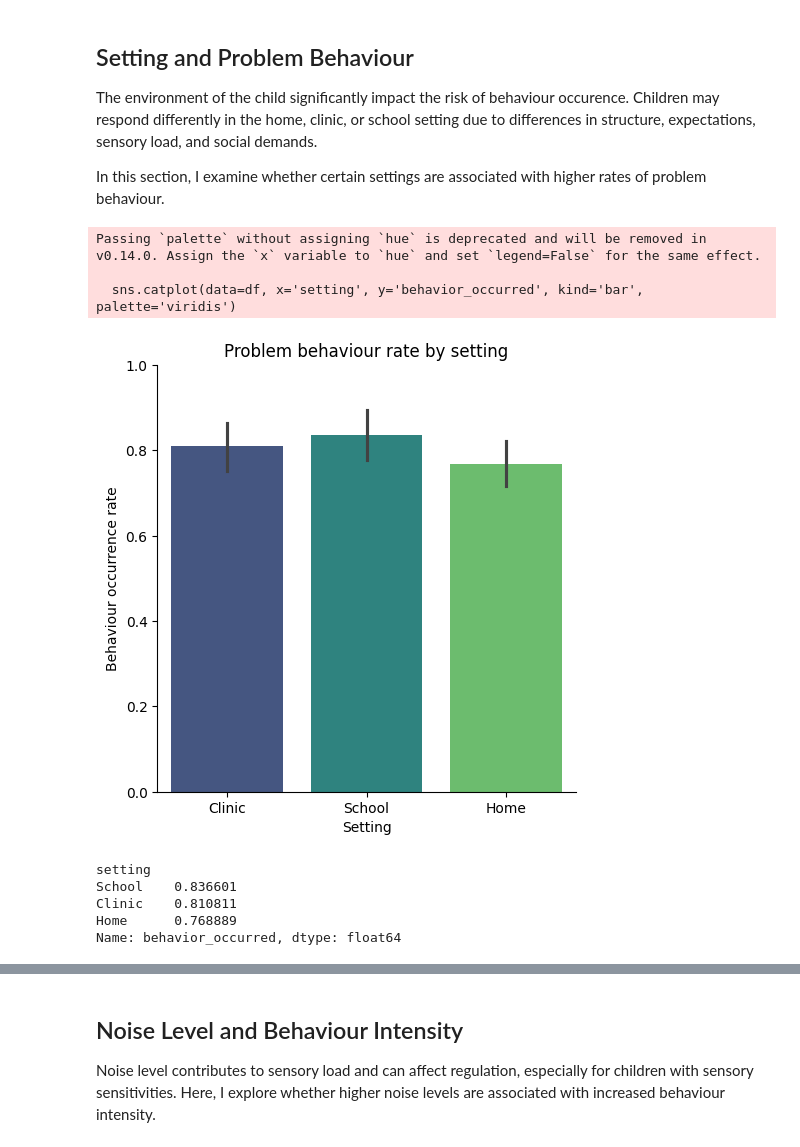
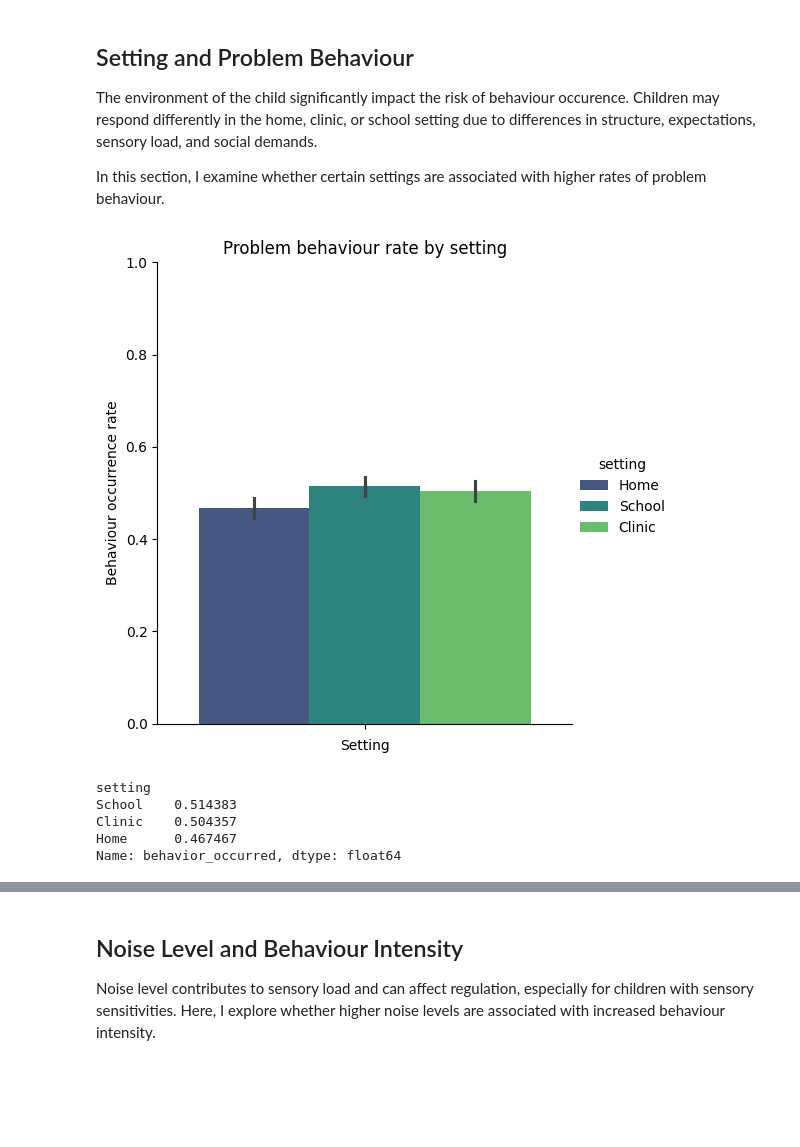
Before and after one commit to wasehhh/aba_behaviour_analysis, a Jupyter notebook: notebooks/01_eda_behaviour.ipynb, the cells around one changed output, grey strips where cells are left out. Saved outputs shown, nothing was run; the diff lists cells and outputs as text; code cells hidden in the pictures; blank space fills up the shorter version.

```diff
--- a/notebooks/01_eda_behaviour.ipynb
+++ b/notebooks/01_eda_behaviour.ipynb
@@ -7,7 +7,7 @@ import pandas as pd
 import matplotlib.pyplot as plt
 import seaborn as sns
 # %%
-df = pd.read_csv('../data/aba_behavior_synthetic_v1.csv')
+df = pd.read_csv('../data/aba_behavior_synthetic_v2.csv')
 # %% [markdown]
 ## Data Overview
 
@@ -229,24 +225,21 @@ The environment of the child significantly impact the risk of behaviour occurenc
 
 In this section, I examine whether certain settings are associated with higher rates of problem behaviour.
 # %%
-sns.catplot(data=df, x='setting', y='behavior_occurred', kind='bar', palette='viridis')
+sns.catplot(data=df, hue='setting', y='behavior_occurred', kind='bar', palette='viridis')
 plt.xlabel('Setting')
 plt.ylabel('Behaviour occurrence rate')
 plt.title('Problem behaviour rate by setting')
 plt.ylim(0, 1)
 plt.show()
 # %% [output]
-Passing `palette` without assigning `hue` is deprecated and will be removed in v0.14.0. Assign the `x` variable to `hue` and set `legend=False` for the same effect.
-
-  sns.catplot(data=df, x='setting', y='behavior_occurred', kind='bar', palette='viridis')
-[figure, old version]
+[figure, new version]
 # %%
 df.groupby('setting')['behavior_occurred'].mean().sort_values(ascending=False)
 # %% [output]
 setting
-School    0.836601
-Clinic    0.810811
-Home      0.768889
+School    0.514383
+Clinic    0.504357
+Home      0.467467
 Name: behavior_occurred, dtype: float64
 # %% [markdown]
 ### Interpretation: Setting and Problem Behaviour
```
Also changed, not shown: parts of 25 cells of this notebook, 3 other files.
